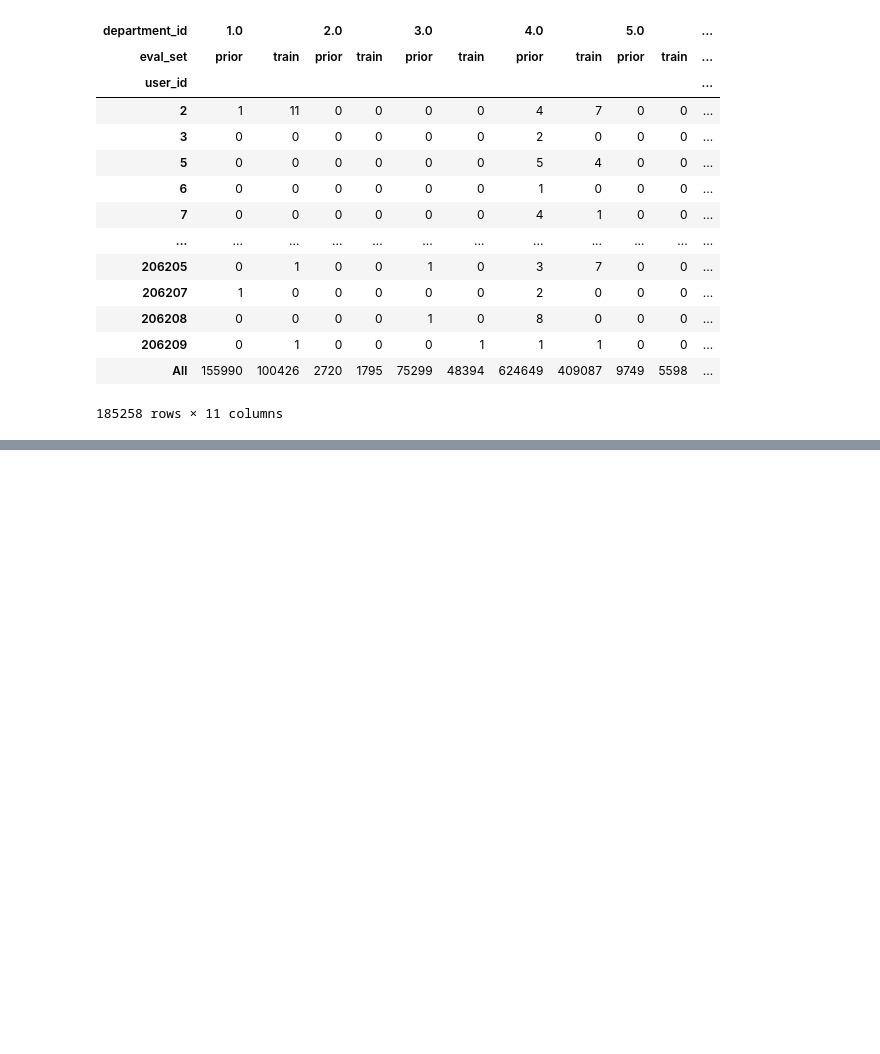
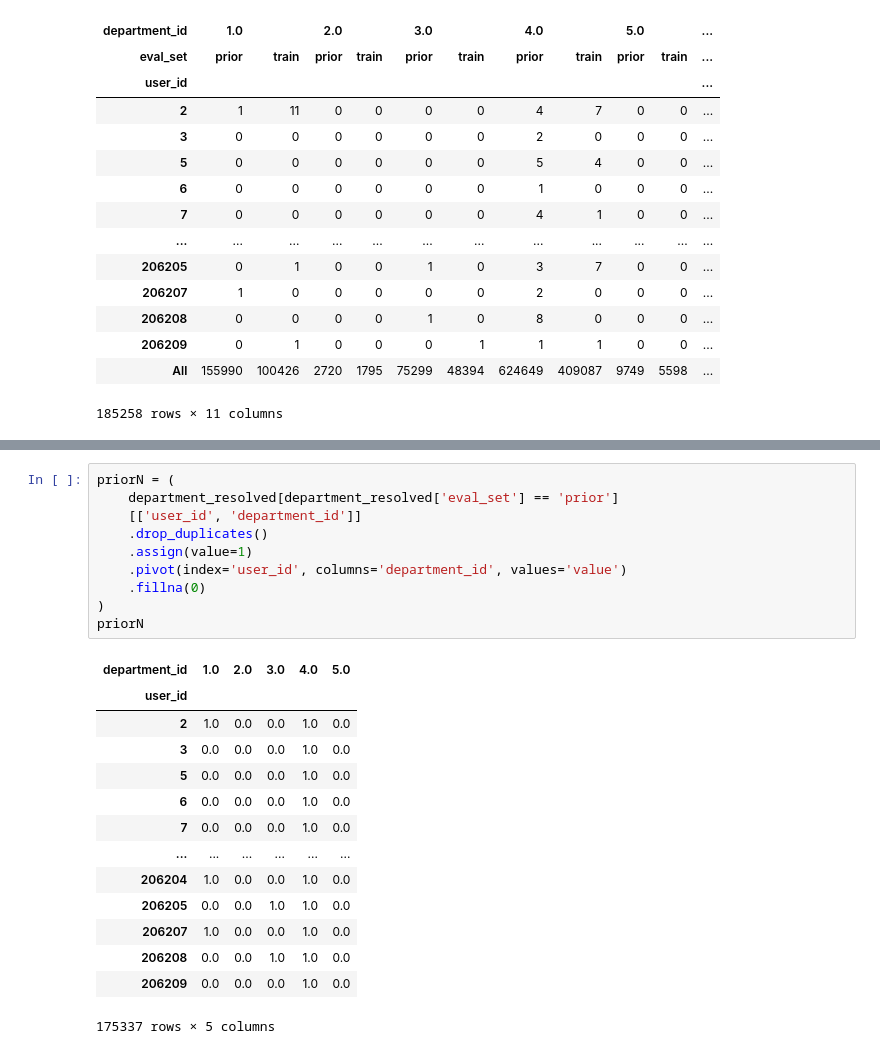
Before and after one commit to Chemmic/DataScience, a Jupyter notebook: data_science_project.ipynb, the cells around one changed output, grey strips where cells are left out. Cells and saved outputs as stored; diff of their text form; blank space fills up the shorter version.

```diff
--- a/data_science_project.ipynb
+++ b/data_science_project.ipynb
@@ -225,0 +283,25 @@ latest = (
+# %%
+priorN = (
+    department_resolved[department_resolved['eval_set'] == 'prior']
+    [['user_id', 'department_id']]
+    .drop_duplicates()
+    .assign(value=1)
+    .pivot(index='user_id', columns='department_id', values='value')
+    .fillna(0)
+)
+priorN
+# %% [output]
+| department_id | 1.0 | 2.0 | 3.0 | 4.0 | 5.0 |
+| user_id |  |  |  |  |  |
+| 2 | 1.0 | 0.0 | 0.0 | 1.0 | 0.0 |
+| 3 | 0.0 | 0.0 | 0.0 | 1.0 | 0.0 |
+| 5 | 0.0 | 0.0 | 0.0 | 1.0 | 0.0 |
+| 6 | 0.0 | 0.0 | 0.0 | 1.0 | 0.0 |
+| 7 | 0.0 | 0.0 | 0.0 | 1.0 | 0.0 |
+| ... | ... | ... | ... | ... | ... |
+| 206204 | 1.0 | 0.0 | 0.0 | 1.0 | 0.0 |
+| 206205 | 0.0 | 0.0 | 1.0 | 1.0 | 0.0 |
+| 206207 | 1.0 | 0.0 | 0.0 | 1.0 | 0.0 |
+| 206208 | 0.0 | 0.0 | 1.0 | 1.0 | 0.0 |
+| 206209 | 0.0 | 0.0 | 0.0 | 1.0 | 0.0 |
+175337 rows × 5 columns
```
Also changed, not shown: parts of 7 cells of this notebook.
